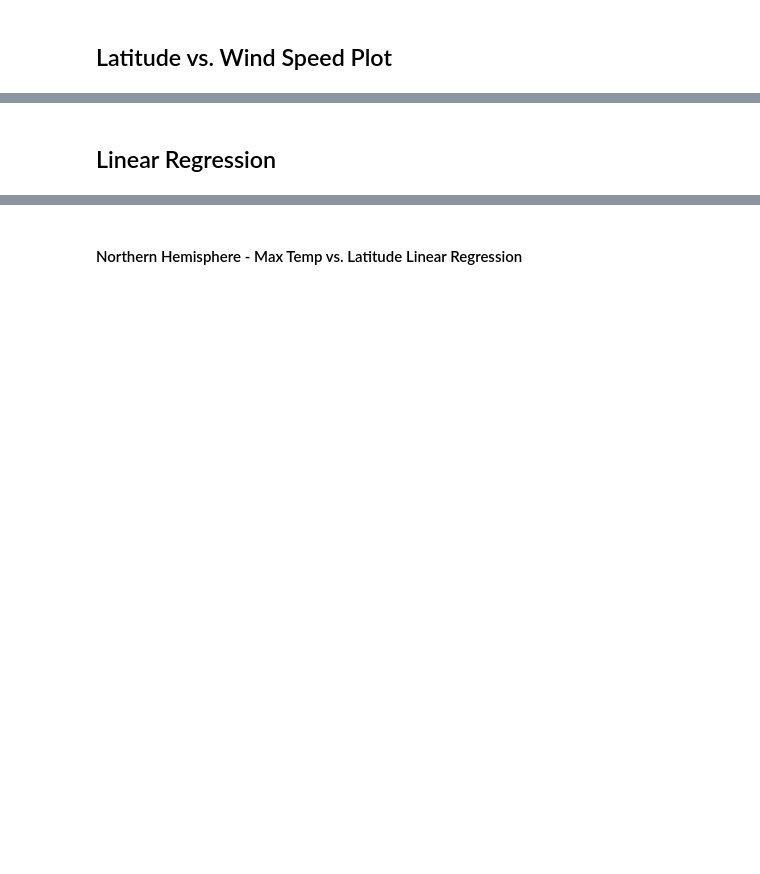
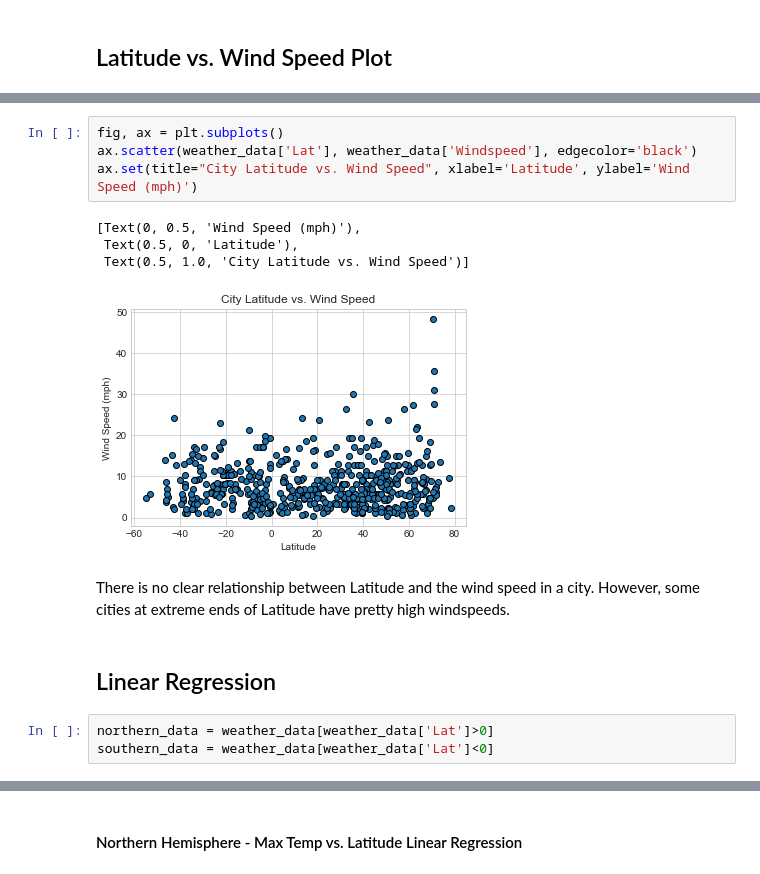
Before and after one commit to medinachuck/pythonAPIs, a Jupyter notebook: starter_code/WeatherPy.ipynb, the cells around one changed output, grey strips where cells are left out. Drawn from its saved outputs; the diff is of its cells as text; blank space fills up the shorter version.

```diff
--- a/starter_code/WeatherPy.ipynb
+++ b/starter_code/WeatherPy.ipynb
@@ -111,2 +196,16 @@ Int64Index([], dtype='int64')
+# %%
+fig, ax = plt.subplots()
+ax.scatter(weather_data['Lat'], weather_data['Windspeed'], edgecolor='black')
+ax.set(title="City Latitude vs. Wind Speed", xlabel='Latitude', ylabel='Wind Speed (mph)')
+# %% [output]
+[Text(0, 0.5, 'Wind Speed (mph)'),
+ Text(0.5, 0, 'Latitude'),
+ Text(0.5, 1.0, 'City Latitude vs. Wind Speed')]
+[figure, added]
+# %% [markdown]
+There is no clear relationship between Latitude and the wind speed in a city. However, some cities at extreme ends of Latitude have pretty high windspeeds.
 # %% [markdown]
 ## Linear Regression
+# %%
+northern_data = weather_data[weather_data['Lat']>0]
+southern_data = weather_data[weather_data['Lat']<0]
```
Also changed, not shown: parts of 46 cells of this notebook, 2 other files.
